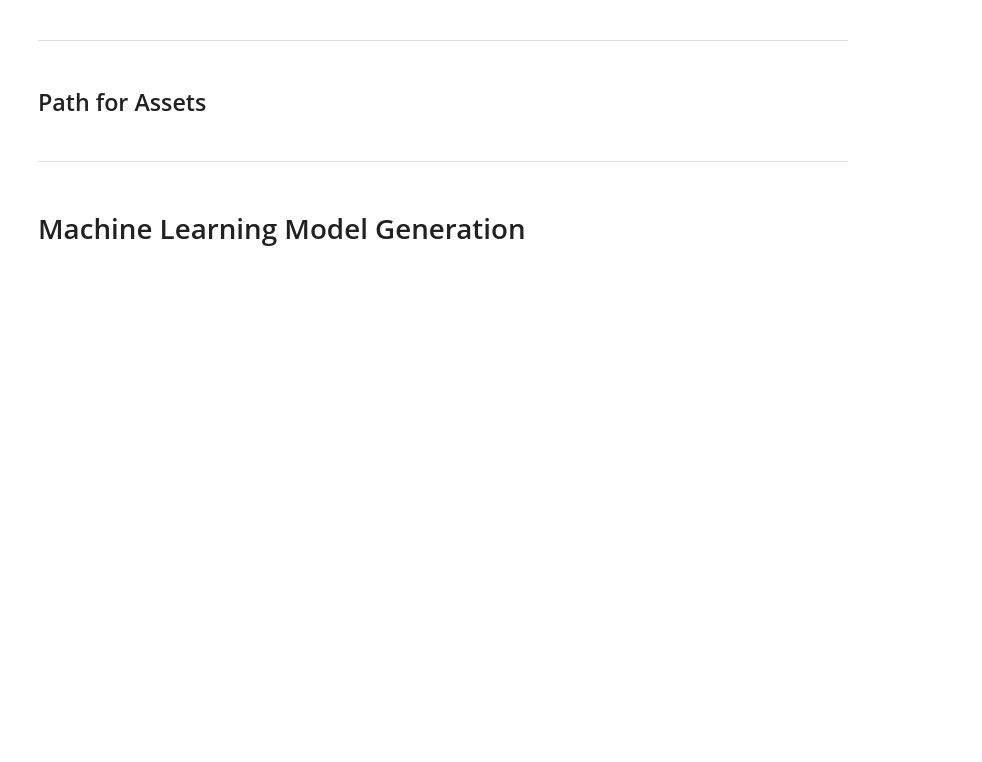
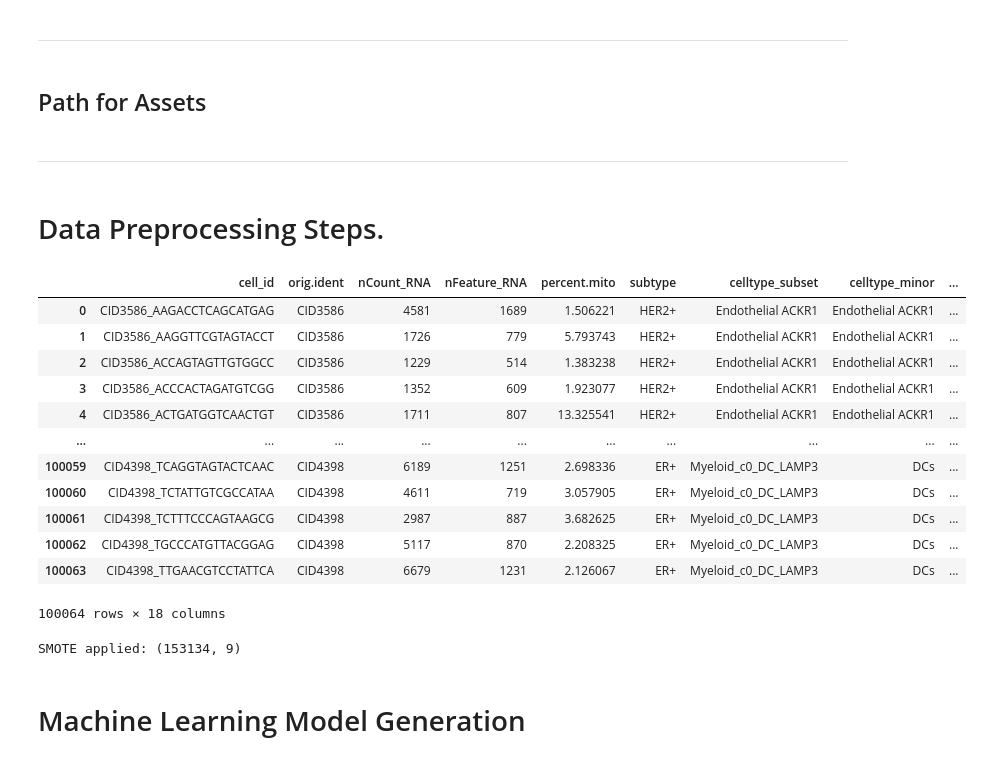
Before and after one commit to oliverraj/interpretable-machine-learning-oncology, a Jupyter notebook: notebooks/GSE176078_model.ipynb, the cells around one changed output. Cells and saved outputs as stored; diff of their text form; code cells hidden in the pictures; blank space fills up the shorter version.

```diff
--- a/notebooks/GSE176078_model.ipynb
+++ b/notebooks/GSE176078_model.ipynb
@@ -31,2 +33,22 @@ assets = "../assets/"
 # %% [markdown]
 ___
+# %% [markdown]
+# Data Preprocessing Steps.
+# %%
+# Reading the GSE176078 obs file generated by the GSE176078.ipynb notebook.
+df = pd.read_csv(f"{assets}/GSE176078/GSE176078_obs.csv")
+df
+# %% [output]
+|  | cell_id | orig.ident | nCount_RNA | nFeature_RNA | percent.mito | subtype | celltype_subset | celltype_minor | ... |
+| 0 | CID3586_AAGACCTCAGCATGAG | CID3586 | 4581 | 1689 | 1.506221 | HER2+ | Endothelial ACKR1 | Endothelial ACKR1 | ... |
+| 1 | CID3586_AAGGTTCGTAGTACCT | CID3586 | 1726 | 779 | 5.793743 | HER2+ | Endothelial ACKR1 | Endothelial ACKR1 | ... |
+| 2 | CID3586_ACCAGTAGTTGTGGCC | CID3586 | 1229 | 514 | 1.383238 | HER2+ | Endothelial ACKR1 | Endothelial ACKR1 | ... |
+| 3 | CID3586_ACCCACTAGATGTCGG | CID3586 | 1352 | 609 | 1.923077 | HER2+ | Endothelial ACKR1 | Endothelial ACKR1 | ... |
+| 4 | CID3586_ACTGATGGTCAACTGT | CID3586 | 1711 | 807 | 13.325541 | HER2+ | Endothelial ACKR1 | Endothelial ACKR1 | ... |
+| ... | ... | ... | ... | ... | ... | ... | ... | ... | ... |
+| 100059 | CID4398_TCAGGTAGTACTCAAC | CID4398 | 6189 | 1251 | 2.698336 | ER+ | Myeloid_c0_DC_LAMP3 | DCs | ... |
+| 100060 | CID4398_TCTATTGTCGCCATAA | CID4398 | 4611 | 719 | 3.057905 | ER+ | Myeloid_c0_DC_LAMP3 | DCs | ... |
+| 100061 | CID4398_TCTTTCCCAGTAAGCG | CID4398 | 2987 | 887 | 3.682625 | ER+ | Myeloid_c0_DC_LAMP3 | DCs | ... |
+| 100062 | CID4398_TGCCCATGTTACGGAG | CID4398 | 5117 | 870 | 2.208325 | ER+ | Myeloid_c0_DC_LAMP3 | DCs | ... |
+| 100063 | CID4398_TTGAACGTCCTATTCA | CID4398 | 6679 | 1231 | 2.126067 | ER+ | Myeloid_c0_DC_LAMP3 | DCs | ... |
+100064 rows × 18 columns
@@ -33,2 +78,9 @@ ___
+# %%
+# SMOTE for balanced training.
+smote = SMOTE(random_state=42)
+X_train_sm, y_train_sm = smote.fit_resample(X_train, y_train)
+print("SMOTE applied:", X_train_sm.shape)
+# %% [output]
+SMOTE applied: (153134, 9)
 # %% [markdown]
 # Machine Learning Model Generation
```
Also changed, not shown: parts of 19 cells of this notebook, 1 other file.
